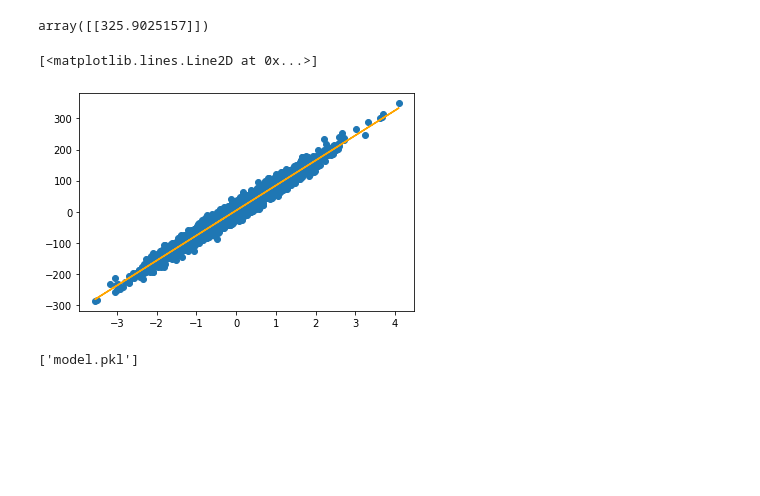
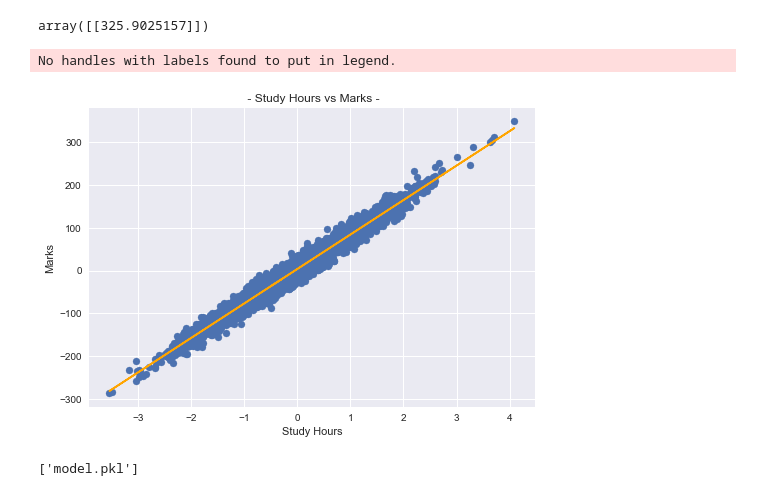
Before and after one commit to yash872/Marks-Prediction, a Jupyter notebook: marks_prediction.ipynb, the cells around one changed output. Saved outputs shown, nothing was run; the diff lists cells and outputs as text; code cells hidden in the pictures; blank space fills up the shorter version.

```diff
--- a/marks_prediction.ipynb
+++ b/marks_prediction.ipynb
@@ -21,11 +21,17 @@ lr.predict([[4]])
 # %% [output]
 array([[325.9025157]])
 # %%
+plt.style.use('seaborn')
 plt.scatter(x,y)
 plt.plot(x,lr.predict(x),color="orange")
+plt.xlabel('Study Hours')
+plt.ylabel('Marks')
+plt.legend()
+plt.title(' - Study Hours vs Marks -')
+plt.show()
 # %% [output]
-[<matplotlib.lines.Line2D at 0x...>]
+No handles with labels found to put in legend.
-[figure, old version]
+[figure, new version]
 # %%
 from sklearn.externals import joblib
 # %%
```
Also changed, not shown: 2 other files.
